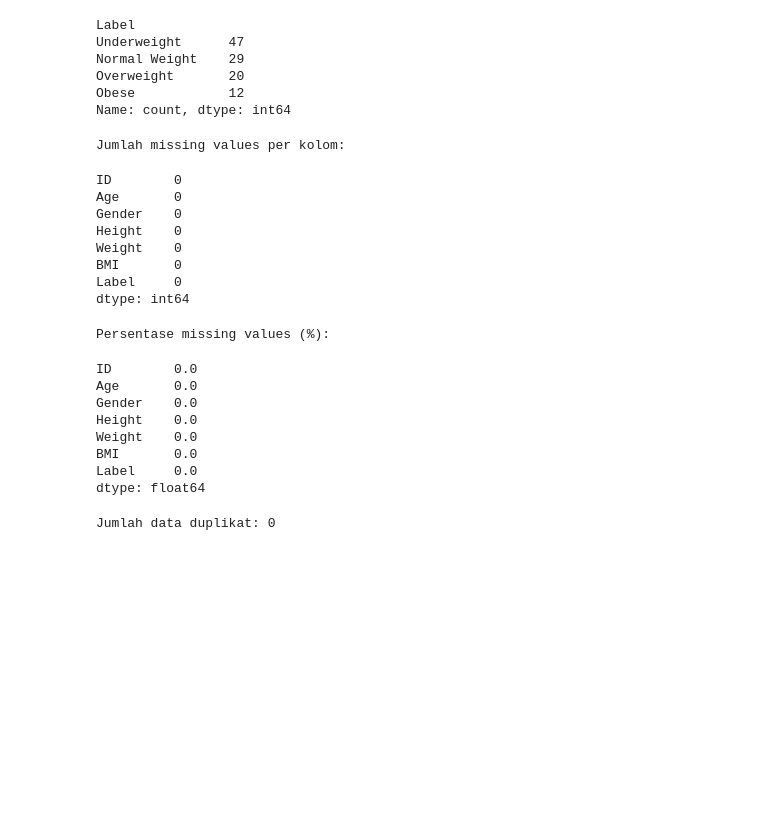
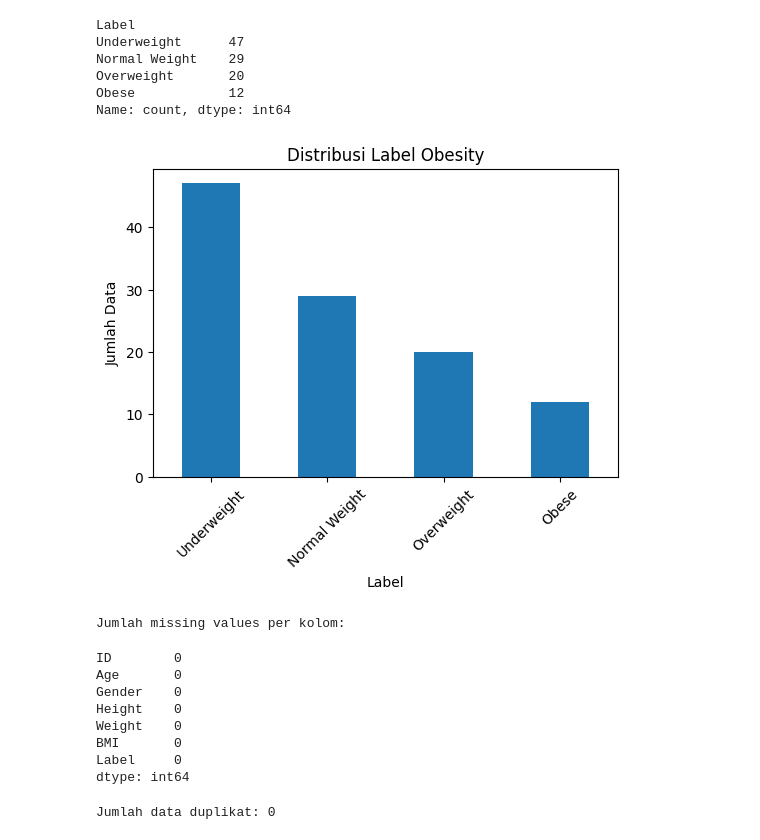
Before and after one commit to bineeyy/Eksperimen_SML_DevinaGusriani, a Jupyter notebook: preprocessing/Template_Eksperimen_MSML.ipynb, the cells around one changed output. Cells and saved outputs as stored; diff of their text form; code cells hidden in the pictures; blank space fills up the shorter version.

```diff
--- a/preprocessing/Template_Eksperimen_MSML.ipynb
+++ b/preprocessing/Template_Eksperimen_MSML.ipynb
@@ -69,15 +72,23 @@ Normal Weight    29
 Overweight       20
 Obese            12
 Name: count, dtype: int64
+# %%
+label_counts = df['Label'].value_counts()
+
+plt.figure(figsize=(6, 4))
+label_counts.plot(kind='bar')
+plt.title("Distribusi Label Obesity")
+plt.xlabel("Label")
+plt.ylabel("Jumlah Data")
+plt.xticks(rotation=45)
+plt.show()
+# %% [output]
+[figure, added]
 # %%
 # ===== Missing Values =====
 missing_values = df.isnull().sum()
-
 print("Jumlah missing values per kolom:")
 display(missing_values)
-
-print("\nPersentase missing values (%):")
-display((missing_values / len(df)) * 100)
 # %% [output]
 Jumlah missing values per kolom:
 ID        0
@@ -88,15 +99,6 @@ Weight    0
 BMI       0
 Label     0
 dtype: int64
-Persentase missing values (%):
-ID        0.0
-Age       0.0
-Gender    0.0
-Height    0.0
-Weight    0.0
-BMI       0.0
-Label     0.0
-dtype: float64
 # %%
 # ===== Duplicate Data =====
 duplicate_count = df.duplicated().sum()
```
Also changed, not shown: parts of 12 cells of this notebook.
